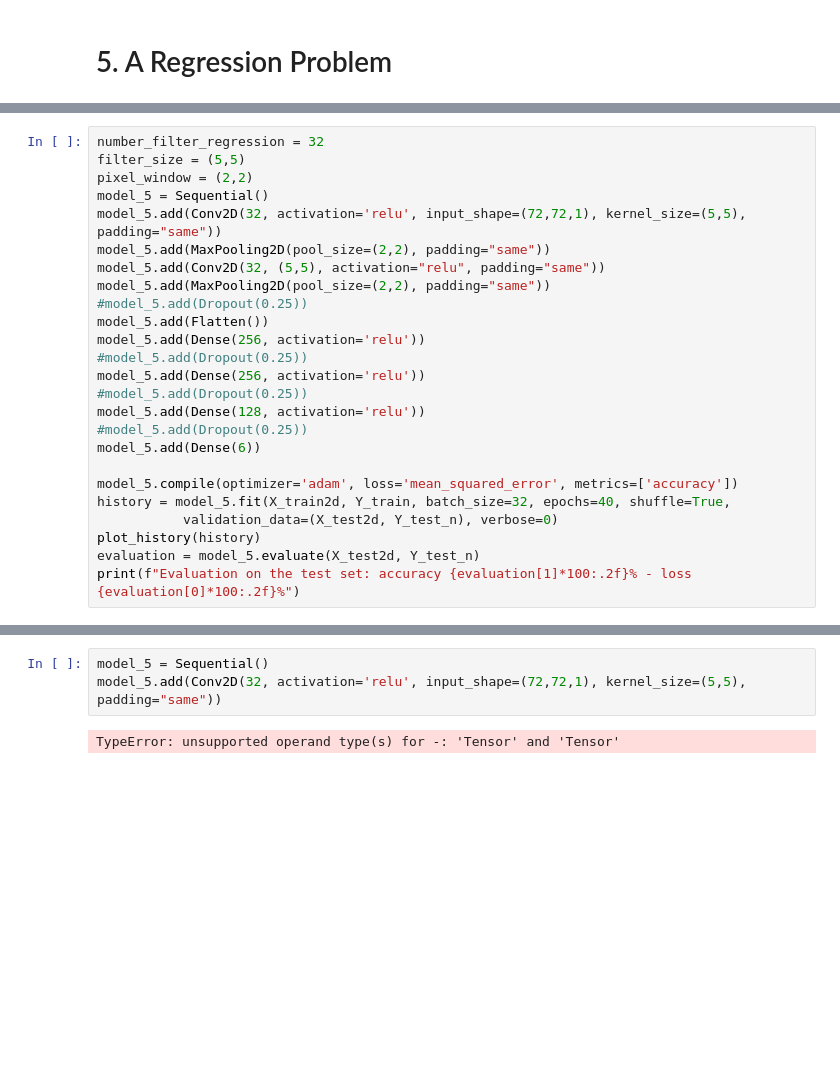
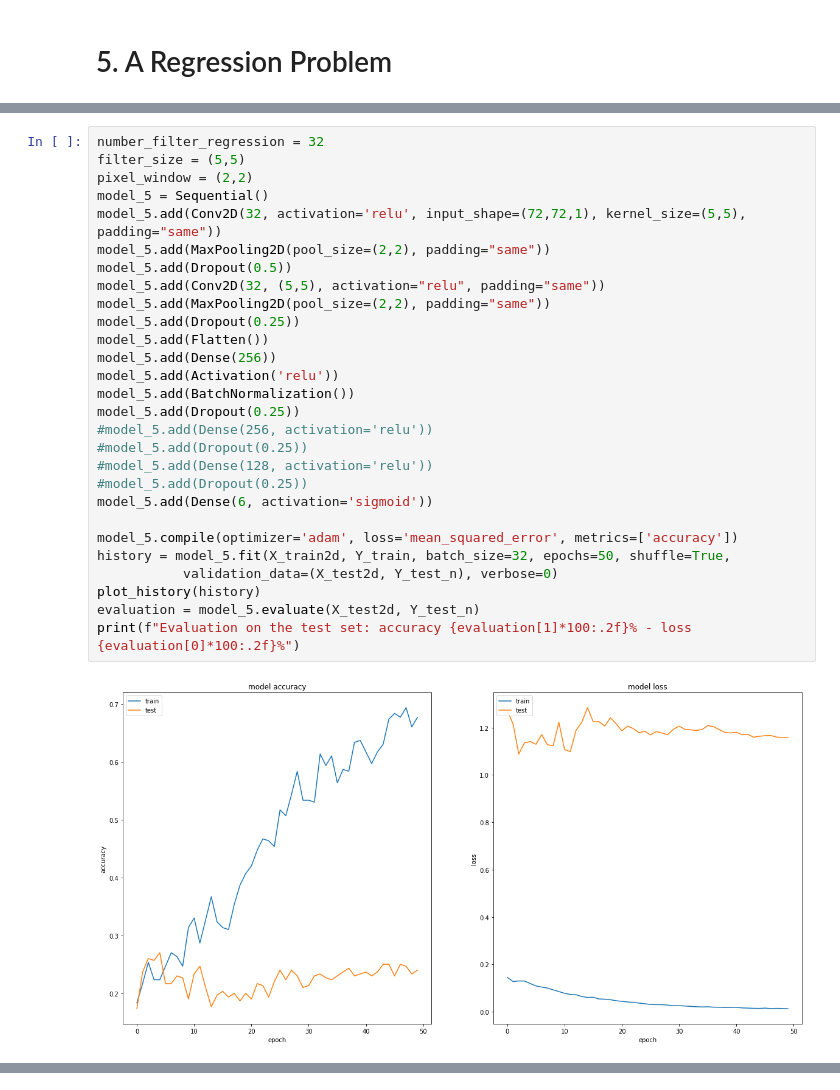
Before and after one commit to guhur/MVA_DeepLearning, a Jupyter notebook: deep-learning-mp1.ipynb, the cells around one changed output, grey strips where cells are left out. Drawn from its saved outputs; the diff is of its cells as text; blank space fills up the shorter version.

```diff
--- a/deep-learning-mp1.ipynb
+++ b/deep-learning-mp1.ipynb
@@ -221,26 +284,30 @@ Evaluation on the test set: accuracy 13.00% - loss 6.31%
 # %%
 number_filter_regression = 32
 filter_size = (5,5)
 pixel_window = (2,2)
 model_5 = Sequential()
 model_5.add(Conv2D(32, activation='relu', input_shape=(72,72,1), kernel_size=(5,5), padding="same"))
 model_5.add(MaxPooling2D(pool_size=(2,2), padding="same"))
+model_5.add(Dropout(0.5))
 model_5.add(Conv2D(32, (5,5), activation="relu", padding="same"))
 model_5.add(MaxPooling2D(pool_size=(2,2), padding="same"))
+model_5.add(Dropout(0.25))
+model_5.add(Flatten())
+model_5.add(Dense(256))
+model_5.add(Activation('relu'))
+model_5.add(BatchNormalization())
+model_5.add(Dropout(0.25))
+#model_5.add(Dense(256, activation='relu'))
 #model_5.add(Dropout(0.25))
-model_5.add(Flatten())
-model_5.add(Dense(256, activation='relu'))
+#model_5.add(Dense(128, activation='relu'))
 #model_5.add(Dropout(0.25))
-model_5.add(Dense(256, activation='relu'))
-#model_5.add(Dropout(0.25))
-model_5.add(Dense(128, activation='relu'))
-#model_5.add(Dropout(0.25))
-model_5.add(Dense(6))
+model_5.add(Dense(6, activation='sigmoid'))
 
 model_5.compile(optimizer='adam', loss='mean_squared_error', metrics=['accuracy'])
-history = model_5.fit(X_train2d, Y_train, batch_size=32, epochs=40, shuffle=True,
+history = model_5.fit(X_train2d, Y_train, batch_size=32, epochs=50, shuffle=True,
            validation_data=(X_test2d, Y_test_n), verbose=0)
 plot_history(history)
 evaluation = model_5.evaluate(X_test2d, Y_test_n)
 print(f"Evaluation on the test set: accuracy {evaluation[1]*100:.2f}% - loss {evaluation[0]*100:.2f}%")
 # %% [output]
+[figure, added]
@@ -248,5 +315,0 @@ TypeError: unsupported operand type(s) for -: 'Tensor' and 'Tensor'
-# %%
-model_5 = Sequential()
-model_5.add(Conv2D(32, activation='relu', input_shape=(72,72,1), kernel_size=(5,5), padding="same"))
-# %% [output]
-TypeError: unsupported operand type(s) for -: 'Tensor' and 'Tensor'
```
Also changed, not shown: parts of 11 cells of this notebook.
